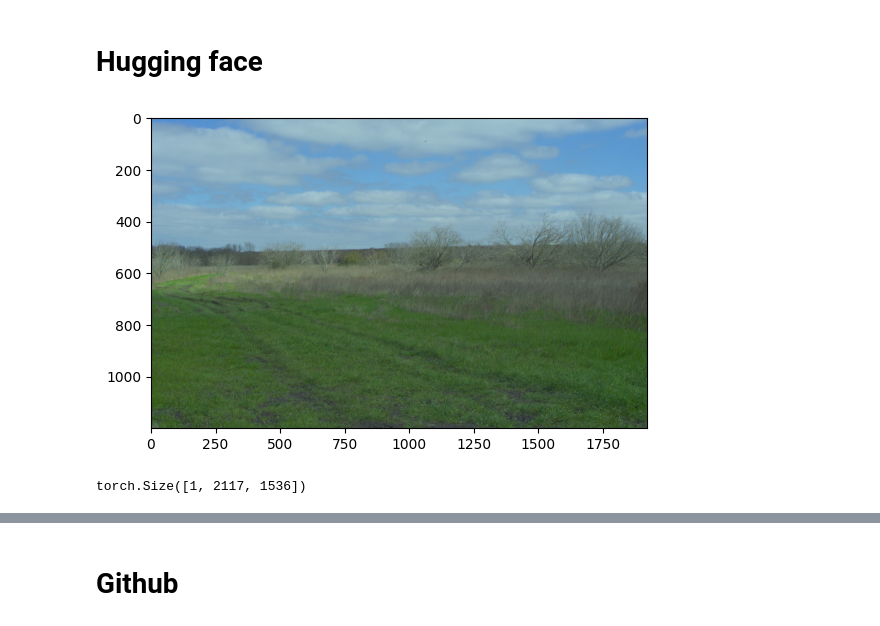
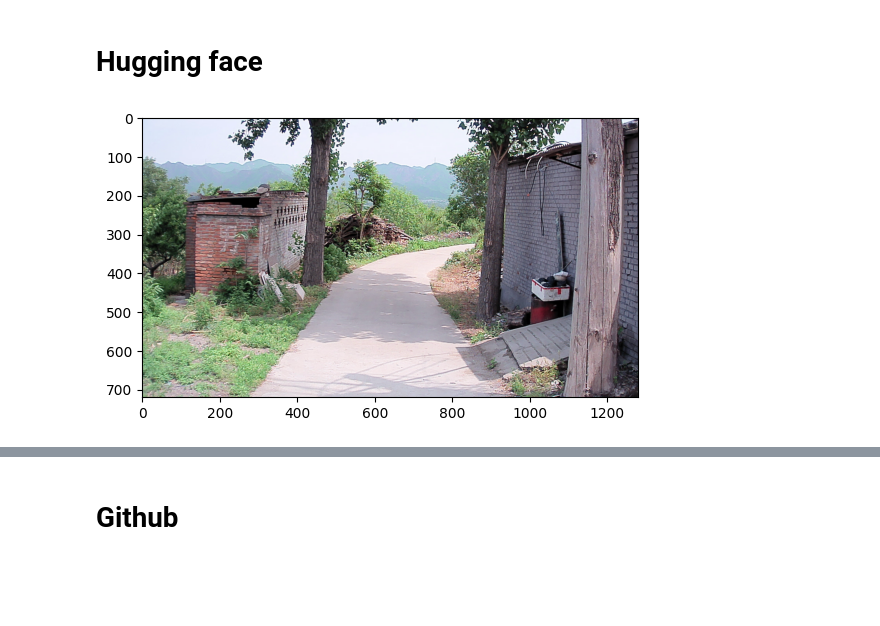
Before and after one commit to julio981007/drivable_area_research, a Jupyter notebook: dinov2.ipynb, the cells around one changed output, grey strips where cells are left out. Cells and saved outputs as stored; diff of their text form; code cells hidden in the pictures; blank space fills up the shorter version.

```diff
--- a/dinov2.ipynb
+++ b/dinov2.ipynb
@@ -3,28 +3,26 @@
 # %%
 import io
 import numpy as np
 from PIL import Image
 import matplotlib.pyplot as plt
 
 from transformers import AutoImageProcessor, AutoModel
 
-img = Image.open('/home/imlab/drivable_area_research/data/rellis/frame000000-1581623790_349.jpg')
-img_np = np.array(img) ## 행렬로 변환된 이미지
+img_name = '1623170248079.png'
+img = Image.open(f'/media/imlab/HDD/ORFD/training/image_data/{img_name}')
+img_np = np.array(img)
 
-plt.imshow(img_np) ## 행렬 이미지를 다시 이미지로 변경해 디스플레이
-plt.show() ## 이미지 인터프린터에 출력
+plt.imshow(img_np)
+plt.show()
 
-processor = AutoImageProcessor.from_pretrained('facebook/dinov2-giant', crop_size={'height':644, 'width':644}, size={'height':644, 'width':644})
-model = AutoModel.from_pretrained('facebook/dinov2-giant')
+img_size = 644
+processor = AutoImageProcessor.from_pretrained('facebook/dinov2-giant', crop_size={'height':img_size, 'width':img_size}, size={'height':img_size, 'width':img_size})
+inputs = processor(images=img_np, return_tensors="pt")
 
-inputs = processor(images=img_np, return_tensors="pt")
-outputs = model(**inputs)
-last_hidden_states = outputs.last_hidden_state
+# model = AutoModel.from_pretrained('facebook/dinov2-giant')
+# outputs = model(**inputs)
+# last_hidden_states = outputs.last_hidden_state
 
 output_size = int(inputs.pixel_values[0].shape[1]/14)
 # %% [output]
-[figure, old version]
+[figure, new version]
-# %%
-last_hidden_states.shape
-# %% [output]
-torch.Size([1, 2117, 1536])
```
Also changed, not shown: parts of 16 cells of this notebook, 3 other files.
